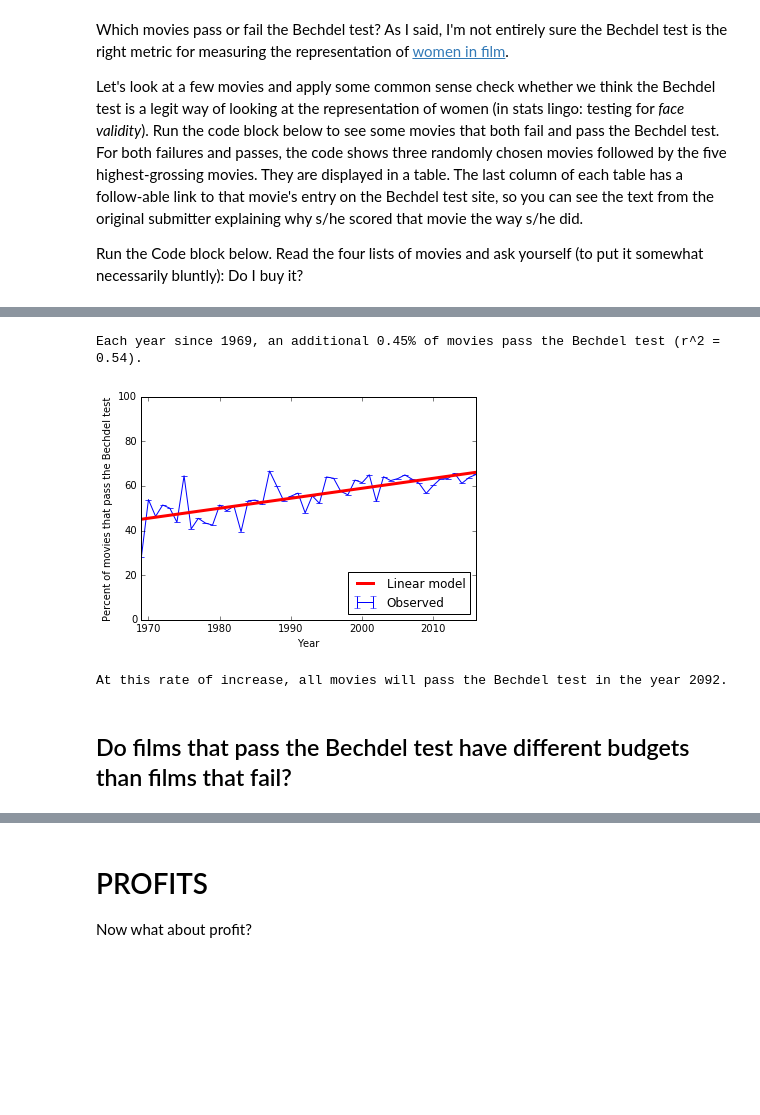
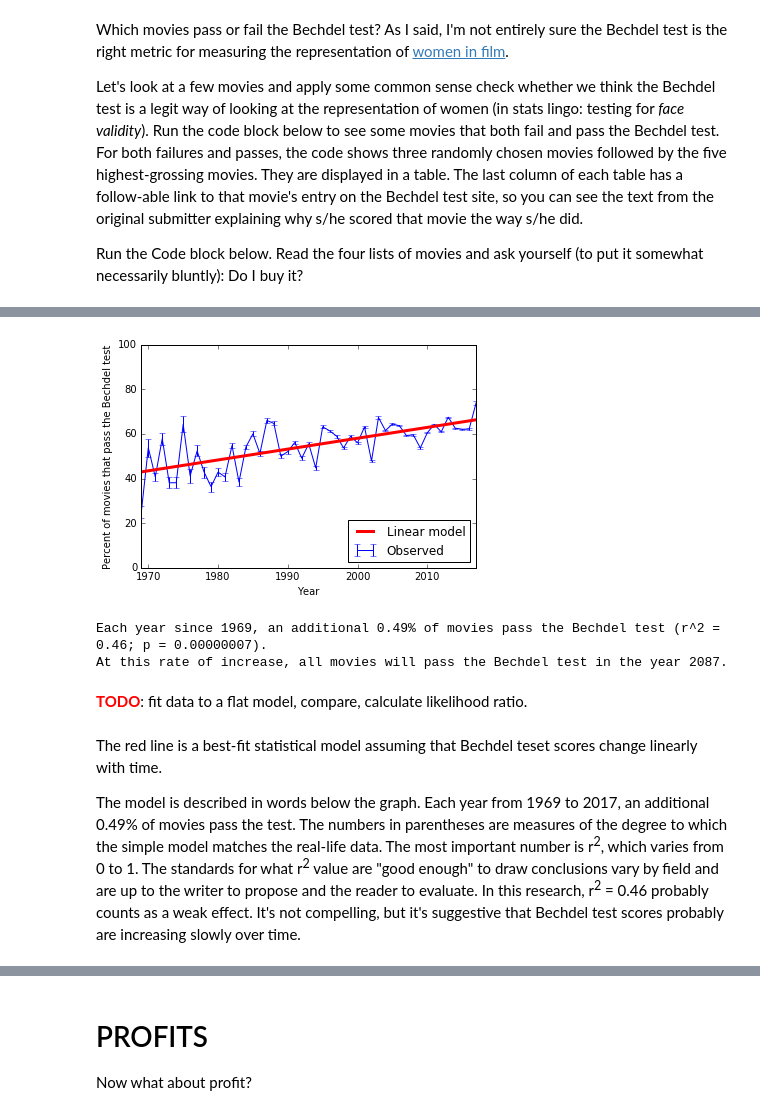
Before and after one commit to raddick/movies, a Jupyter notebook: 7. Analysis.ipynb, the cells around one changed output, grey strips where cells are left out. Cells and saved outputs as stored; diff of their text form; code cells hidden in the pictures; blank space fills up the shorter version.

Commit message:
Completed initial analysis! Time to share it.

```diff
--- a/7. Analysis.ipynb
+++ b/7. Analysis.ipynb
@@ -268,8 +294,6 @@ Total movies with Bechel test pass/fail results
 # %%
-#import statsmodels.formula.api as smf
-#from scipy import ols
-firstyear = 1969 # first year after the Hays code ended
-lastyear = 2016 # last full year in dataset
+#firstyear = 1969 # first year after the Hays code ended
+lastyear = 2017 # last full year in dataset
 avg_bechdel = movies_df.groupby('bechdel_year')['bechdel_passed'].agg(np.mean)
 avg_bechdel.index.name = 'date'
 avg_bechdel.name = 'bechdel'
@@ -278,41 +302,46 @@ avg_bechdel = avg_bechdel.reset_index()
 #avg_bechdel
 
 stdevm_bechdel = movies_df.groupby('bechdel_year')['bechdel_passed'].agg(np.std) / movies_df.groupby('bechdel_year')['bechdel_passed'].size()
 stdevm_bechdel.index.name = 'date'
 stdevm_bechdel.name = 'bechdel'
 stdevm_bechdel = stdevm_bechdel[(stdevm_bechdel.index >= firstyear) & (stdevm_bechdel.index <= lastyear)]
 stdevm_bechdel = stdevm_bechdel.reset_index()
 
 # multiply both by 100 to express as percentage
 avg_bechdel['bechdel'] = avg_bechdel['bechdel'] * 100
-#stdevm_bechdel['bechdel'] = stdevm_bechdel['bechdel'] * 100
-
-#errorbarsy = stdevm_bechdel.get_values()
+stdevm_bechdel['bechdel'] = stdevm_bechdel['bechdel'] * 100
 
 [slope,intercept,rvalue,pvalue,stderr] = linregress(avg_bechdel['date'],avg_bechdel['bechdel'])
 #print(slope,intercept,rvalue)
 r_squared = rvalue ** 2
 
-print('Each year since {0:.0f}, an additional {1:.2f}% of movies pass the Bechdel test (r^2 = {2:.2f}).'.format(firstyear,slope,r_squared))
-
 predicted = pd.DataFrame({"date": np.linspace(start=1969.,stop=2969.,num=1001)})
 predicted['bechdel'] = slope*predicted['date'] + intercept
 
 # Plot the observed data
+#fig = plt.figure(figsize=(8,8))
 plt.errorbar(avg_bechdel['date'],avg_bechdel['bechdel'],yerr=stdevm_bechdel['bechdel'],c='b',label='Observed')
 # Plot the predictions from the model
 plt.plot(predicted['date'],predicted['bechdel'],c='r',label='Linear model',lw=3)
 plt.legend(loc='lower right')
 plt.ylim((0,100))
-plt.xlim((1969,2016))
+plt.xlim((1969,2017))
 plt.xlabel('Year')
 plt.ylabel('Percent of movies that pass the Bechdel test')
+#fig.show()
 plt.show()
 everything_passes_year = predicted['date'].loc[predicted['bechdel'] >= 100].agg(np.min)
+
+print('Each year since {0:.0f}, an additional {1:.2f}% of movies pass the Bechdel test (r^2 = {2:.2f}; p = {3:.8f}).'.format(firstyear,slope,r_squared,pvalue))
 print('At this rate of increase, all movies will pass the Bechdel test in the year {0:.0f}.'.format(everything_passes_year))
+
+display(HTML('<p><b><font color="red">TODO</font></b>: fit data to a flat model, compare, calculate likelihood ratio.</p>'))
 # %% [output]
+[figure, new version]
-Each year since 1969, an additional 0.45% of movies pass the Bechdel test (r^2 = 0.54).
+Each year since 1969, an additional 0.49% of movies pass the Bechdel test (r^2 = 0.46; p = 0.00000007).
+At this rate of increase, all movies will pass the Bechdel test in the year 2087.
-[figure, old version]
-At this rate of increase, all movies will pass the Bechdel test in the year 2092.
+TODO: fit data to a flat model, compare, calculate likelihood ratio.
-# %% [markdown]
-## Do films that pass the Bechdel test have different budgets than films that fail?
+# %% [markdown]
+The red line is a best-fit statistical model assuming that Bechdel teset scores change linearly with time.
+
+The model is described in words below the graph. Each year from 1969 to 2017, an additional 0.49% of movies pass the test. The numbers in parentheses are measures of the degree to which the simple model matches the real-life data. The most important number is r<sup>2</sup>, which varies from 0 to 1. The standards for what r<sup>2</sup> value are "good enough" to draw conclusions vary by field and are up to the writer to propose and the reader to evaluate. In this research, r<sup>2</sup> = 0.46 probably counts as a weak effect. It's not compelling, but it's suggestive that Bechdel test scores probably are increasing slowly over time.
```
Also changed, not shown: parts of 25 cells of this notebook, 2 other files.
